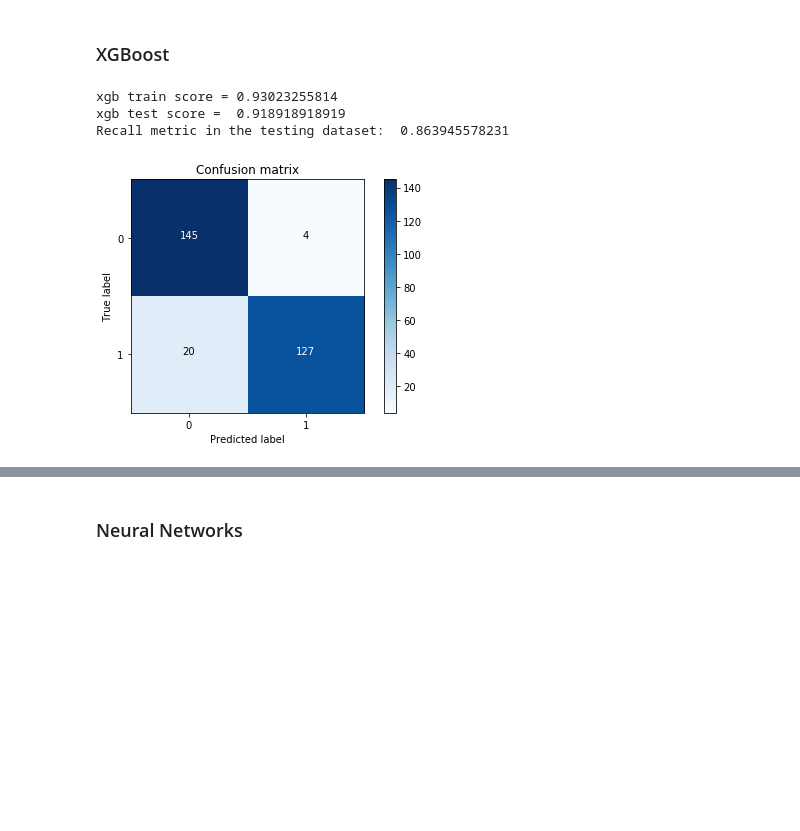
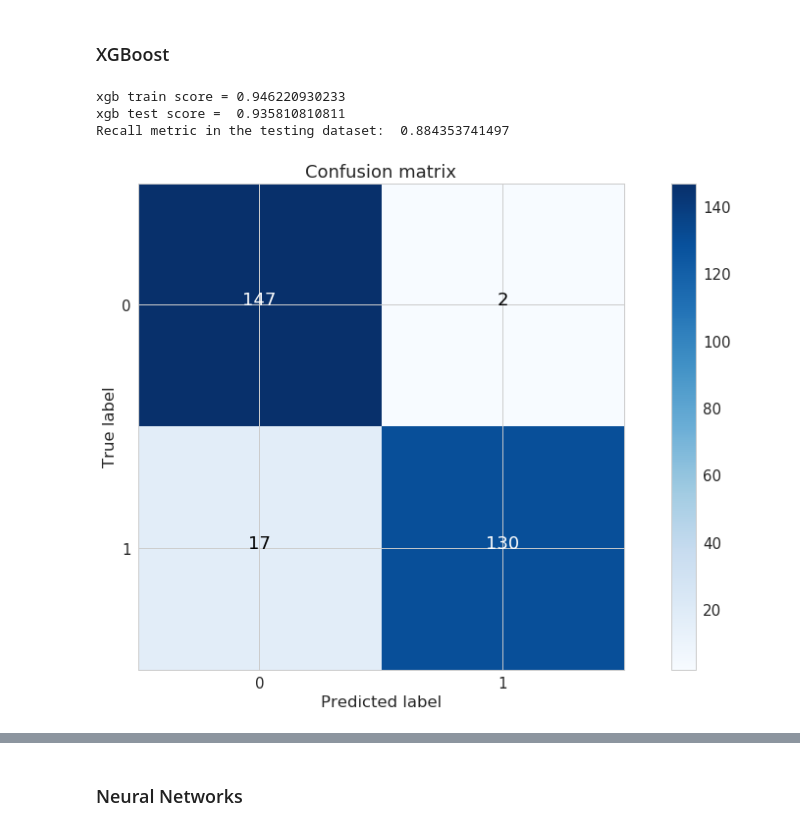
Before and after one commit to DamienMatias/fraud_detection_model, a Jupyter notebook: analysis.ipynb, the cells around one changed output, grey strips where cells are left out. Drawn from its saved outputs; the diff is of its cells as text; code cells hidden in the pictures; blank space fills up the shorter version.

```diff
--- a/analysis.ipynb
+++ b/analysis.ipynb
@@ -4,6 +4,8 @@ import pandas as pd # data processing, CSV file I/O (e.g. pd.read_csv)
 import matplotlib.pyplot as plt
 import itertools
 import scipy.stats as st
+import seaborn as sns
+from pylab import rcParams
 
 from sklearn.preprocessing import StandardScaler
 from sklearn.model_selection import train_test_split, GridSearchCV
@@ -19,6 +21,13 @@ from sklearn.model_selection import RandomizedSearchCV
 
 
 %matplotlib inline
+
+sns.set(style='whitegrid', palette='muted', font_scale=1.5)
+
+rcParams['figure.figsize'] = 14, 8
+
+RANDOM_SEED = 42
+LABELS = ["Normal", "Fraud"]
 # %%
 df = pd.read_csv("creditcard.csv")
 df.head()
@@ -71,6 +80,7 @@ Our goal here is to delete instances from the over-represented class
 # %%
 df['normAmount'] = StandardScaler().fit_transform(df['Amount'].values.reshape(-1, 1))
 df = df.drop(['Time', 'Amount'], axis=1)
+df_train, df_test = train_test_split(df, test_size=0.2, random_state=0)
 df.head()
 # %% [output]
 |  | V1 | V2 | V3 | V4 | V5 | V6 | V7 | V8 | V9 | V10 | ... | ... |
@@ -104,11 +118,11 @@ print(X.head())
 [5 rows x 29 columns]
 # %%
 # Number of data points in the minority class
-number_records_fraud = len(df[df.Class == 1])
-fraud_indices = np.array(df[df.Class == 1].index)
+number_records_fraud = len(df_train_train[df_train_train.Class == 1])
+fraud_indices = np.array(df_train[df_train.Class == 1].index)
 
 # Picking the indices of the normal classes
-normal_indices = df[df.Class == 0].index
+normal_indices = df_train[df_train.Class == 0].index
 
 # Out of the indices we picked, randomly select "x" number (number_records_fraud)
 random_normal_indices = np.random.choice(normal_indices, number_records_fraud, replace = False)
@@ -118,7 +132,7 @@ random_normal_indices = np.array(random_normal_indices)
 under_sample_indices = np.concatenate([fraud_indices,random_normal_indices])
 
 # Under sample dataset
-under_sample_data = df.iloc[under_sample_indices,:]
+under_sample_data = df_train.iloc[under_sample_indices,:]
 
 y_undersample = under_sample_data['Class']
 X_undersample = under_sample_data.drop(['Class'], axis=1)
@@ -392,7 +406,7 @@ avg / total       1.00      0.97      0.98    284807
 # %% [markdown]
 ### XGBoost
 # %%
-
+_test
 one_to_left = st.beta(10, 1)
 from_zero_positive = st.expon(0, 50)
 
@@ -406,35 +420,35 @@ xgb_rs_params = {
     'reg_alpha': from_zero_positive,
     "min_child_weight": from_zero_positive,
 }
 
 xgb_rs = XGBClassifier(nthreads=-1)
 gs = RandomizedSearchCV(xgb_rs, xgb_rs_params, n_jobs=1)
 xgb_best_model = gs.fit(X_train_under, y_train_under)
 
 xgb_train_score = xgb_best_model.score(X_train_under, y_train_under)
 xgb_test_score = xgb_best_model.score(X_test_under, y_test_under)
 
 print  ('xgb train score =', xgb_train_score)
 print  ('xgb test score = ', xgb_test_score)
 
 y_pred_undersample_xgb = xgb_best_model.predict(X_test_under)
 
 # Compute confusion matrix
 cnf_matrix = confusion_matrix(y_test_under, y_pred_undersample_xgb)
 np.set_printoptions(precision=2)
 
 print("Recall metric in the testing dataset: ", cnf_matrix[1,1]/(cnf_matrix[1,0]+cnf_matrix[1,1]))
 
 # Plot non-normalized confusion matrix
 class_names = [0,1]
 plt.figure()
 plot_confusion_matrix(cnf_matrix
                       , classes=class_names
                       , title='Confusion matrix')
 plt.show()
 # %% [output]
-xgb train score = 0.93023255814
-xgb test score =  0.918918918919
-Recall metric in the testing dataset:  0.863945578231
+xgb train score = 0.946220930233
+xgb test score =  0.935810810811
+Recall metric in the testing dataset:  0.884353741497
-[figure, old version]
+[figure, new version]
 # %%
```
Also changed, not shown: parts of 40 cells of this notebook, 7 other files.
